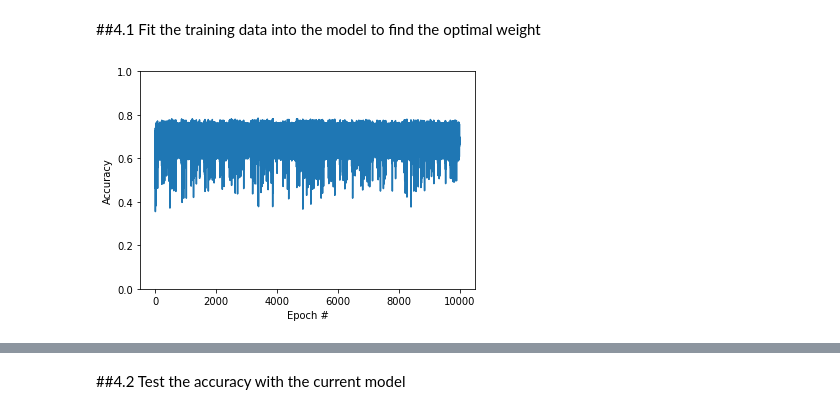
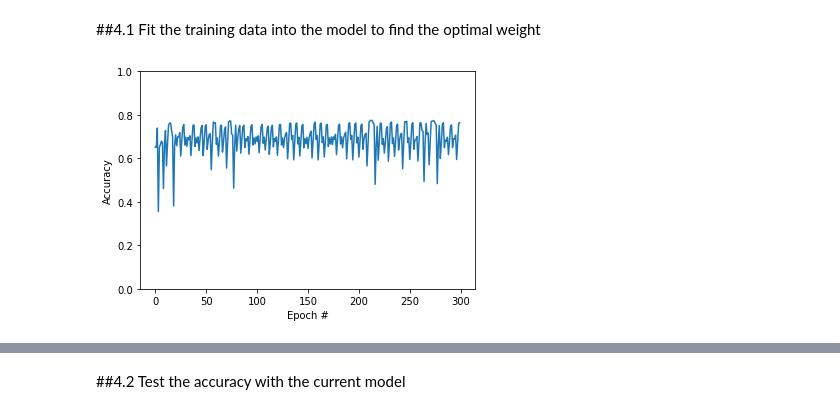
Before and after one commit to tuanldVGU/deeplearningalgorithm, a Jupyter notebook: Assignment_1.ipynb, the cells around one changed output, grey strips where cells are left out. Saved outputs shown, nothing was run; the diff lists cells and outputs as text; code cells hidden in the pictures.

```diff
--- a/Assignment_1.ipynb
+++ b/Assignment_1.ipynb
@@ -78,6 +55,9 @@ class Perceptron:
   #constructor
   def __init__ (self, w = None):
     self.w = w
+
+  def loss_calc(self,prediction, expected):
+    return max(0, -expected*prediction)
 
   def predict(self, X):
     output = []
@@ -87,35 +67,38 @@ class Perceptron:
     return output
 
   def fit(self, X, Y, epochs = 1000, lr = 1):
+    N = Y.shape[0]
     self.w = np.ones(X.shape[1])
     accuracy = []
-    weight_matrix = []
+    loss = []
 
     for i in range(epochs):
       sum_w = 0
+      sum_loss = 0
       for x,y in zip(X, Y):
         error = 1 if y*np.dot(self.w,x) < 0 else 0
         sum_w += error*y*x
+        sum_loss += self.loss_calc(np.dot(self.w,x), y)
       self.w = self.w + lr*sum_w
-      weight_matrix.append(self.w)
+      loss.append(sum_loss/N)
       accuracy.append(accuracy_score(self.predict(X), Y))
 
-    return np.array(weight_matrix), accuracy
+    return np.array(loss), accuracy
 # %% [markdown]
 #4 Initial test of the model accuracy
 # %% [markdown]
 ##4.1 Fit the training data into the model to find the optimal weight
+# %%
+perceptron = Perceptron()
+
+epochs = 300
+learn_rate = 0.3
+loss_mt, wt_accuracy = perceptron.fit(X_train, y_train, epochs, learn_rate)
 # %%
-perceptron = Perceptron()
-
-epochs = 10000
-learn_rate = 0.3
-wt_matrix_1, wt_accuracy = perceptron.fit(X_train, y_train, epochs, learn_rate)
-
 plt.plot(wt_accuracy)
 plt.xlabel("Epoch #")
 plt.ylabel("Accuracy")
 plt.ylim([0, 1])
 plt.show()
 # %% [output]
-[figure, old version]
+[figure, new version]
```
Also changed, not shown: parts of 24 cells of this notebook.
